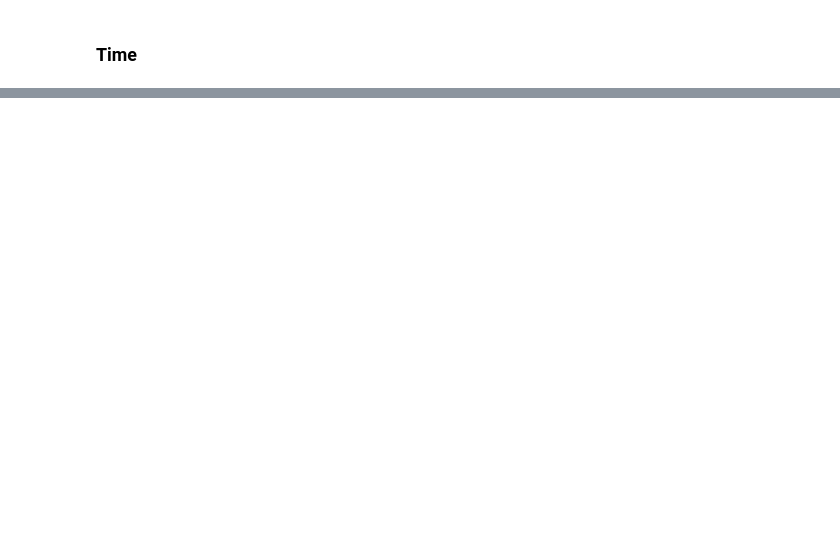
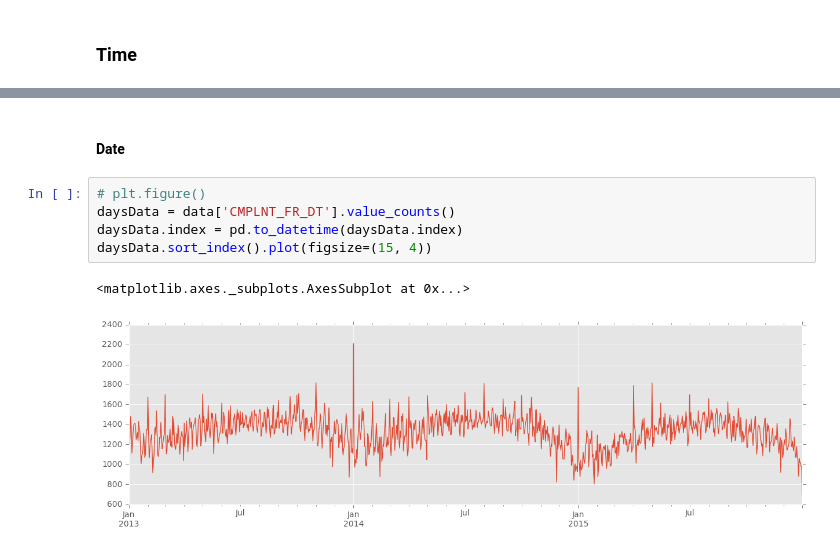
Before and after one commit to ave-u/big-data-analytics, a Jupyter notebook: crime_data_processing.ipynb, the cells around one changed output, grey strips where cells are left out. Cells and saved outputs as stored; diff of their text form; blank space fills up the shorter version.

```diff
--- a/crime_data_processing.ipynb
+++ b/crime_data_processing.ipynb
@@ -94,0 +76,10 @@ Name: CMPLNT_FR_DT, dtype: int64
+# %% [markdown]
+#### Date
+# %%
+# plt.figure()
+daysData = data['CMPLNT_FR_DT'].value_counts()
+daysData.index = pd.to_datetime(daysData.index)
+daysData.sort_index().plot(figsize=(15, 4))
+# %% [output]
+<matplotlib.axes._subplots.AxesSubplot at 0x...>
+[figure, added]
```
Also changed, not shown: parts of 10 cells of this notebook.
